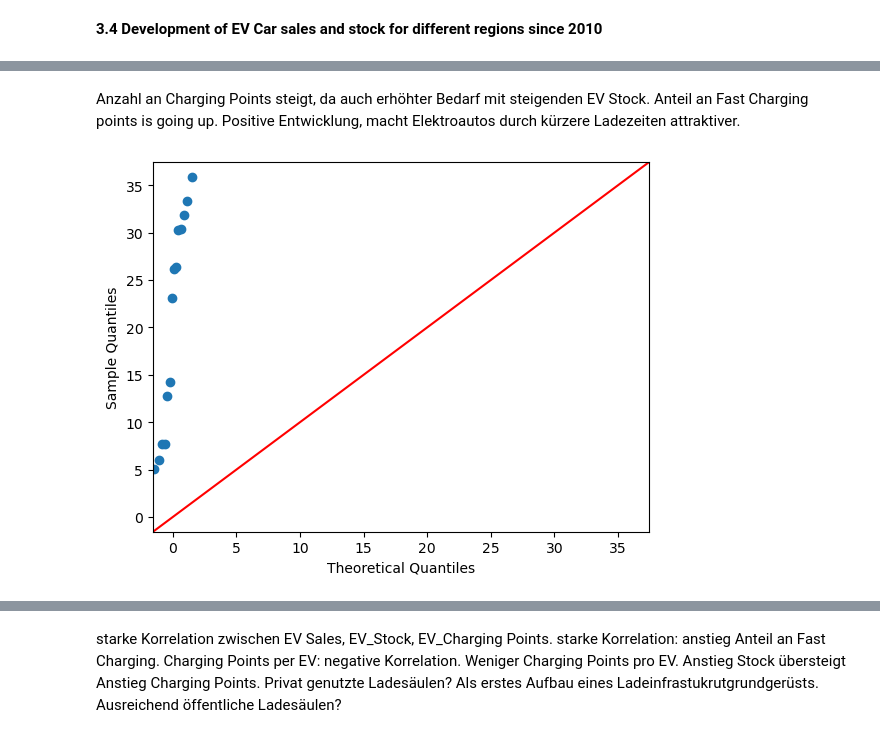
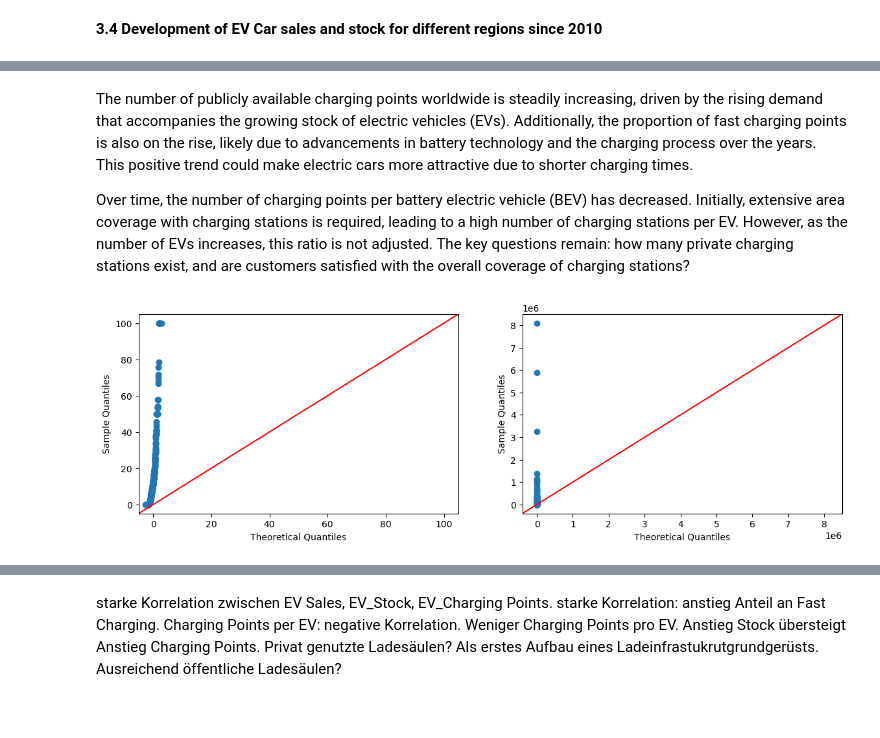
Before and after one commit to jenst0710/Electromobility-Data-Analysis, a Jupyter notebook: Capstone.ipynb, the cells around one changed output, grey strips where cells are left out. Drawn from its saved outputs; the diff is of its cells as text; code cells hidden in the pictures.

```diff
--- a/Capstone.ipynb
+++ b/Capstone.ipynb
@@ -435,0 +624,8 @@ plt.show()
+# %%
+#Adding the summary of charging points
+EV_h_charging_points_pivot['EV charging points_sum']=EV_h_charging_points_pivot[['EV charging points_Publicly available fast', 'EV charging points_Publicly available slow']].sum(axis=1)
+EV_h_charging_points_pivot
+
+# merge charging points and EV_cars_h_filtered
+EV_cars_charge_h=pd.merge(EV_cars_h_filtered, EV_h_charging_points_pivot, how='inner', left_on=['year', 'region'], right_on = ['year', 'region'])
+EV_cars_charge_h.head(20)
@@ -435,0 +650,26 @@ plt.show()
+# %%
+# Worldwide development of Charging Points
+EV_cars_charge_h['share of fast charging points']=EV_cars_charge_h['EV charging points_Publicly available fast']/(EV_cars_charge_h['EV charging points_Publicly available fast'] + EV_cars_charge_h['EV charging points_Publicly available slow'])*100
+EV_cars_charge_h['Charging Points per EV']=np.where(EV_cars_charge_h['EV stock_Sum']!=0,EV_cars_charge_h['EV charging points_sum']/EV_cars_charge_h['EV stock_Sum'], np.nan)
+EV_cars_charge_h_gl=EV_cars_charge_h[EV_cars_charge_h['region']=='World']
+
+fig, (ax1, ax2) = plt.subplots(1, 2, figsize=(14, 5))
+
+ax1.bar(EV_cars_charge_h_gl['year'], EV_cars_charge_h_gl['EV charging points_Publicly available slow'], label='Publicly available slow')
+ax1.bar(EV_cars_charge_h_gl['year'], EV_cars_charge_h_gl['EV charging points_Publicly available fast'], label='Publicly available fast', bottom=EV_cars_charge_h_gl['EV charging points_Publicly available slow'])
+ax1.set_xlabel('Year')
+ax1.set_ylabel('Number of Charging Points (millions)')
+ax1.set_title('Number of Charging Points Worldwide')
+ax1.legend(loc='upper left')
+
+ax3 = ax1.twinx()
+ax3.plot(EV_cars_charge_h_gl['year'], EV_cars_charge_h_gl['share of fast charging points'], label='Share of Fast Charging Points', color='green', marker='o')
+ax3.set_ylabel('Share of Fast Charging Points (%)')
+
+ax2.plot(EV_cars_charge_h_gl['year'], EV_cars_charge_h_gl['Charging Points per EV'], label='Charging Points per EV', color='orange', marker='o')
+ax2.set_xlabel('Year')
+ax2.set_ylabel('Charging Points per EV')
+ax2.set_title('Charging Points per EV')
+
+plt.tight_layout()
+plt.show()
@@ -436,9 +678,16 @@ plt.show()
 # %% [markdown]
-Anzahl an Charging Points steigt, da auch erhöhter Bedarf mit steigenden EV Stock.
-Anteil an Fast Charging points is going up. Positive Entwicklung, macht Elektroautos durch kürzere Ladezeiten attraktiver.
+The number of publicly available charging points worldwide is steadily increasing, driven by the rising demand that accompanies the growing stock of electric vehicles (EVs). Additionally, the proportion of fast charging points is also on the rise, likely due to advancements in battery technology and the charging process over the years. This positive trend could make electric cars more attractive due to shorter charging times.
+
+Over time, the number of charging points per battery electric vehicle (BEV) has decreased. Initially, extensive area coverage with charging stations is required, leading to a high number of charging stations per EV. However, as the number of EVs increases, this ratio is not adjusted. The key questions remain: how many private charging stations exist, and are customers satisfied with the overall coverage of charging stations?
+# %%
+# development of Charging Points in different countries
+exclude_regions=['World', 'Europe', 'EU27']
+EV_cars_h_countries=EV_cars_charge_h[~EV_cars_charge_h.region.isin(exclude_regions)]
 # %%
-# not normal distribution -> use spearmen method for correlation
-sm.qqplot(EV_cars_h_gl['share of fast charging points'], line ='45')
+# not normal distribution, but monotonous -> use spearmen method for correlation
+fig, ax= plt.subplots (1,2, figsize=(14,4))
+sm.qqplot(EV_cars_h_countries['share of fast charging points'], line ='45', ax=ax[0])
+sm.qqplot(EV_cars_h_countries['EV sales_Sum'], line ='45', ax=ax[1])
 plt.show()
 # %% [output]
-[figure, old version]
+[figure, new version]
```
Also changed, not shown: parts of 75 cells of this notebook, 2 other files.
